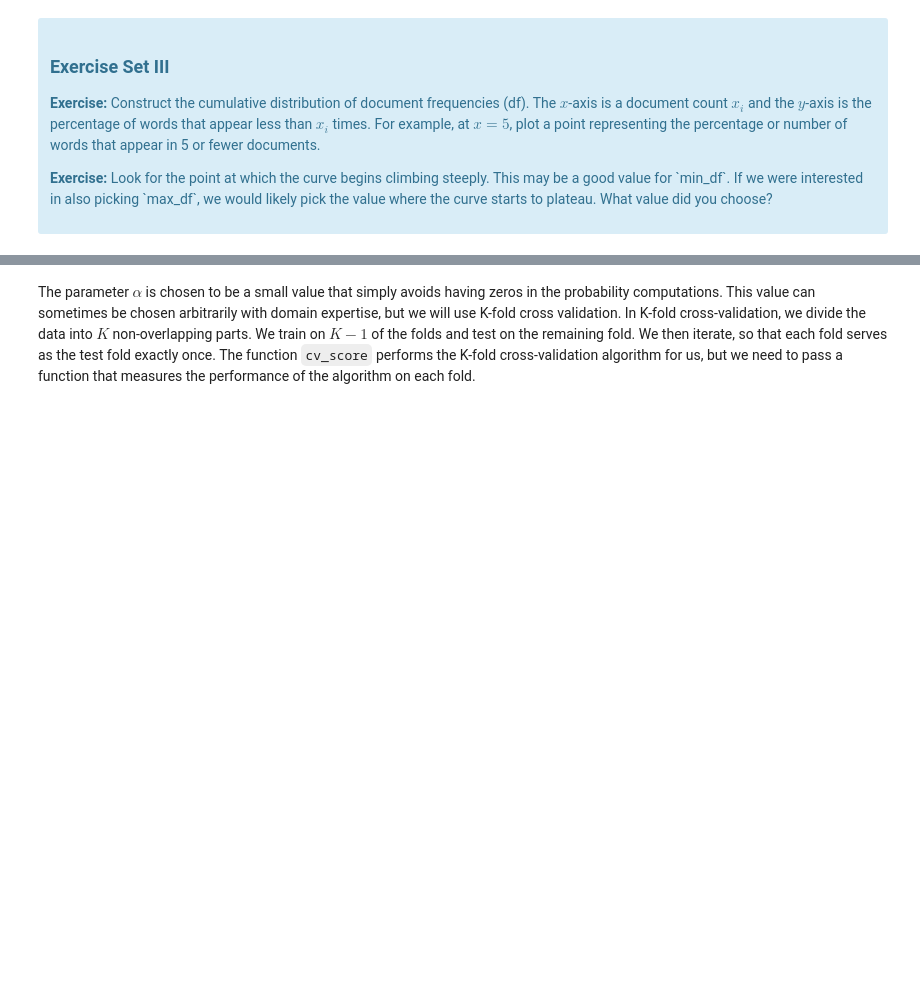
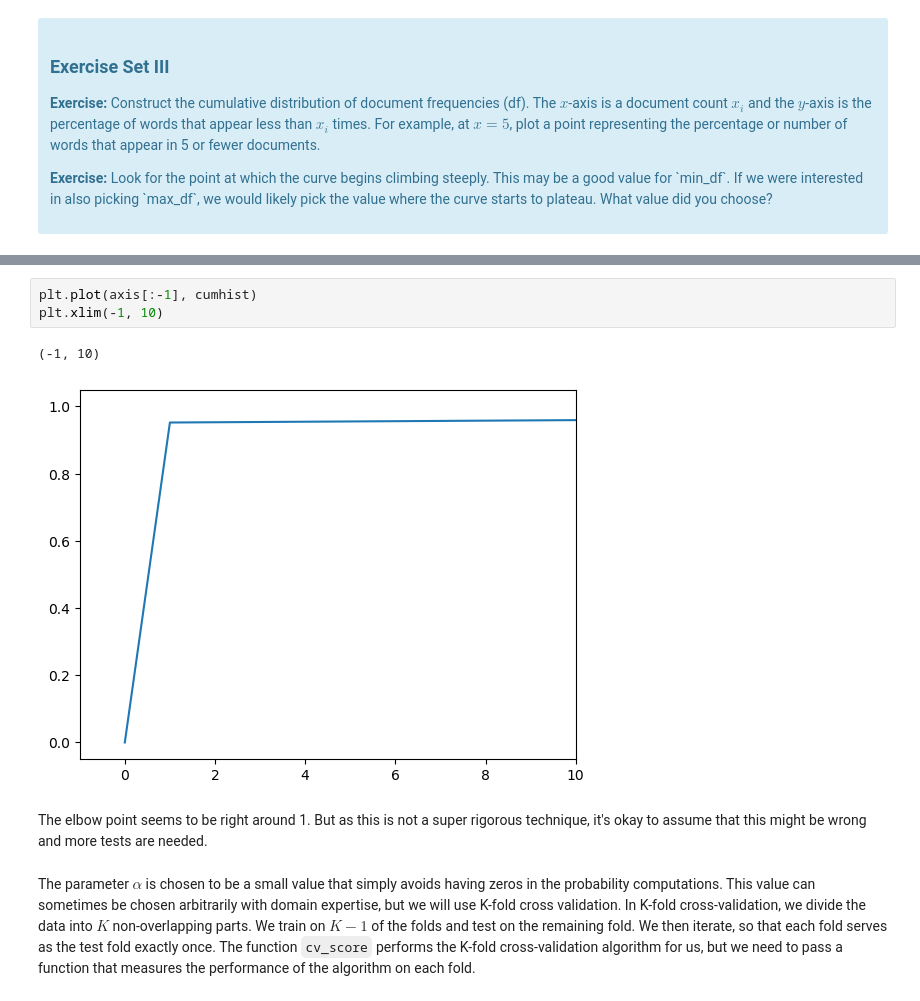
Before and after one commit to monastyrskyy/bootcamp_repo, a Jupyter notebook: 10.3Naive_Bayes/Mini_Project_Naive_Bayes.ipynb, the cells around one changed output, grey strips where cells are left out. Cells and saved outputs as stored; diff of their text form; blank space fills up the shorter version.

```diff
--- a/10.3Naive_Bayes/Mini_Project_Naive_Bayes.ipynb
+++ b/10.3Naive_Bayes/Mini_Project_Naive_Bayes.ipynb
@@ -310,3 +316,11 @@ array([[-10.87766347, -11.28312858, -10.18451629, ..., -10.87766347,
+# %%
+plt.plot(axis[:-1], cumhist)
+plt.xlim(-1, 10)
+# %% [output]
+(-1, 10)
+[figure, added]
+# %% [markdown]
+The elbow point seems to be right around 1. But as this is not a super rigorous technique, it's okay to assume that this might be wrong and more tests are needed.
 # %% [markdown]
 The parameter $\alpha$ is chosen to be a small value that simply avoids having zeros in the probability computations. This value can sometimes be chosen arbitrarily with domain expertise, but we will use K-fold cross validation. In K-fold cross-validation, we divide the data into $K$ non-overlapping parts. We train on $K-1$ of the folds and test on the remaining fold. We then iterate, so that each fold serves as the test fold exactly once. The function `cv_score` performs the K-fold cross-validation algorithm for us, but we need to pass a function that measures the performance of the algorithm on each fold.
 # %%
```
Also changed, not shown: parts of 16 cells of this notebook.
